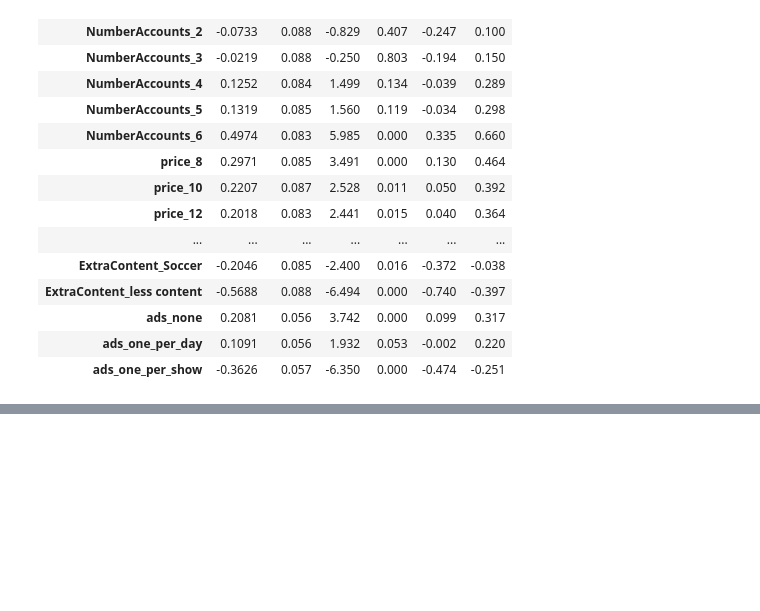
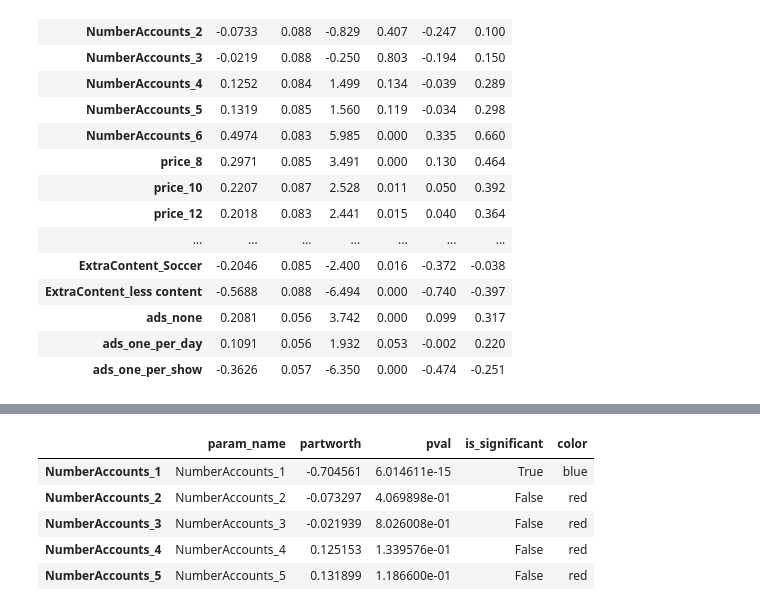
Before and after one commit to kjon-life/conjoint_analyses, a Jupyter notebook: notebooks/Conjoint_Analysis.ipynb, the cells around one changed output, grey strips where cells are left out. Saved outputs shown, nothing was run; the diff lists cells and outputs as text; code cells hidden in the pictures; blank space fills up the shorter version.

```diff
--- a/notebooks/Conjoint_Analysis.ipynb
+++ b/notebooks/Conjoint_Analysis.ipynb
@@ -144,0 +173,12 @@ A type of discrete choice modeling, where the dependent variable is the responde
+# %%
+# Identify significant variables
+df_result['is_significant'] = (df_result['pval'] < 0.05)
+df_result['color'] = ['blue' if x else 'red' for x in df_result['is_significant']]
+df_result.head()
+# %% [output]
+|  | param_name | partworth | pval | is_significant | color |
+| NumberAccounts_1 | NumberAccounts_1 | -0.704561 | 6.014611e-15 | True | blue |
+| NumberAccounts_2 | NumberAccounts_2 | -0.073297 | 4.069898e-01 | False | red |
+| NumberAccounts_3 | NumberAccounts_3 | -0.021939 | 8.026008e-01 | False | red |
+| NumberAccounts_4 | NumberAccounts_4 | 0.125153 | 1.339576e-01 | False | red |
+| NumberAccounts_5 | NumberAccounts_5 | 0.131899 | 1.186600e-01 | False | red |
```
Also changed, not shown: parts of 6 cells of this notebook.
